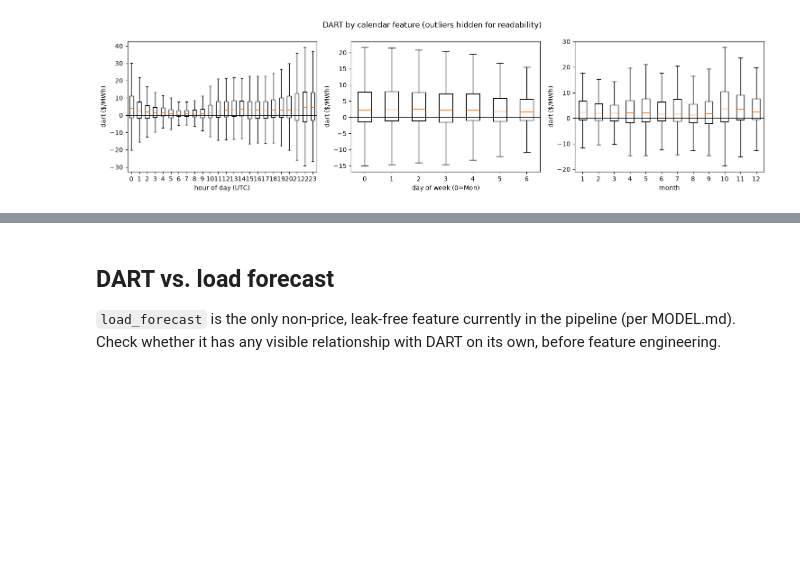
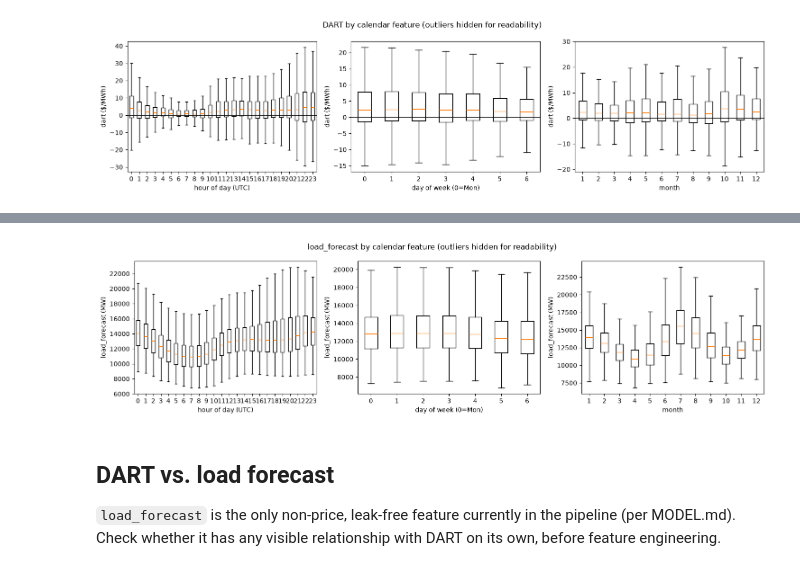
Before and after one commit to whoIsClownHere/dart-spread-western-hub-pjm, a Jupyter notebook: analysis/eda.ipynb, the cells around one changed output, grey strips where cells are left out. Cells and saved outputs as stored; diff of their text form; code cells hidden in the pictures; blank space fills up the shorter version.

```diff
--- a/analysis/eda.ipynb
+++ b/analysis/eda.ipynb
@@ -207,3 +232,26 @@ plt.show()
+# %%
+cal_lf = df.copy()
+cal_lf["hour_of_day"] = cal_lf.index.hour
+cal_lf["day_of_week"] = cal_lf.index.dayofweek  # 0=Mon
+cal_lf["month"] = cal_lf.index.month
+
+fig, axes = plt.subplots(1, 3, figsize=(15, 4))
+
+for ax, col, xlabel in [
+    (axes[0], "hour_of_day", "hour of day (UTC)"),
+    (axes[1], "day_of_week", "day of week (0=Mon)"),
+    (axes[2], "month", "month"),
+]:
+    groups = [cal_lf.loc[cal_lf[col] == v, "load_forecast"].dropna() for v in sorted(cal_lf[col].unique())]
+    ax.boxplot(groups, showfliers=False, tick_labels=sorted(cal_lf[col].unique()))
+    ax.set_xlabel(xlabel)
+    ax.set_ylabel("load_forecast (MW)")
+
+plt.suptitle("load_forecast by calendar feature (outliers hidden for readability)")
+plt.tight_layout()
+plt.show()
+# %% [output]
+[figure, added]
 # %% [markdown]
 ## DART vs. load forecast
 
```
Also changed, not shown: parts of 4 cells of this notebook, 2 other files.
